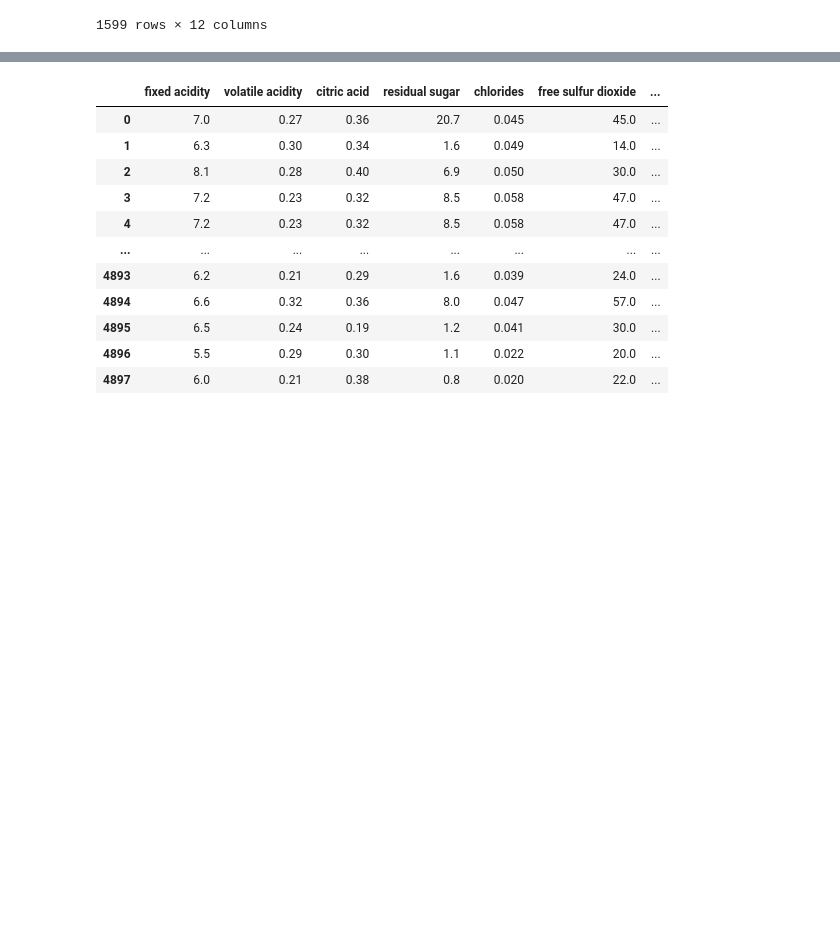
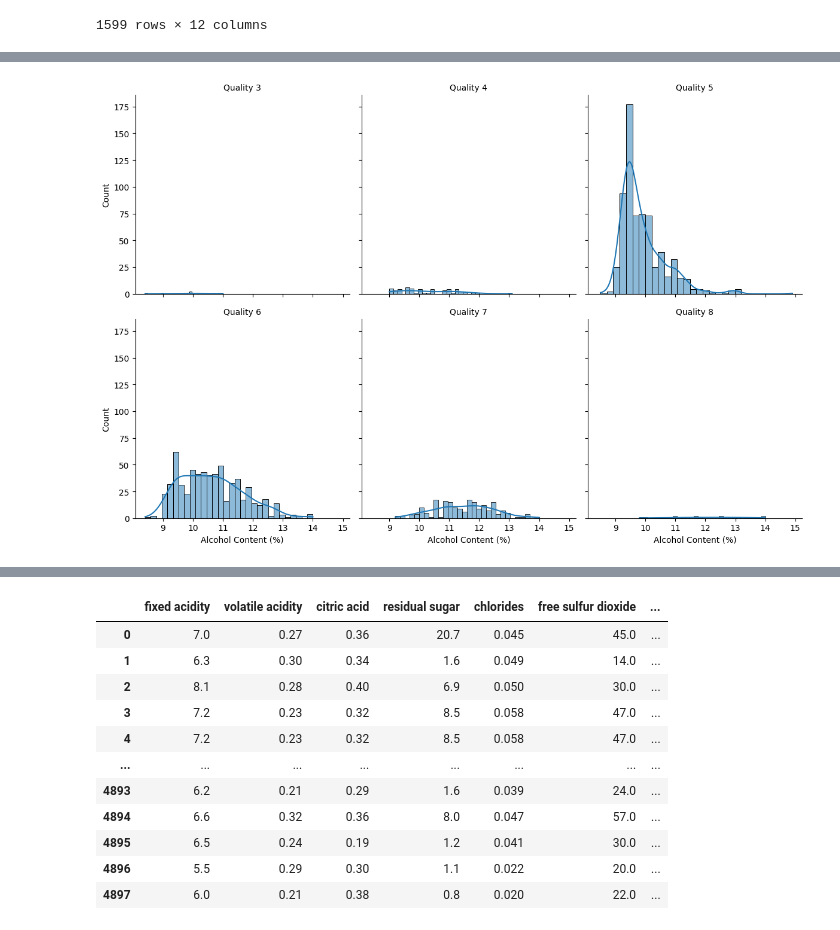
Before and after one commit to JinnOppa/BoyWithLuv-Team, a Jupyter notebook: Wine_Quality/pro_1.ipynb, the cells around one changed output, grey strips where cells are left out. Drawn from its saved outputs; the diff is of its cells as text; code cells hidden in the pictures; blank space fills up the shorter version.

```diff
--- a/Wine_Quality/pro_1.ipynb
+++ b/Wine_Quality/pro_1.ipynb
@@ -21,0 +76,13 @@ red_df
+# %%
+fig = sns.FacetGrid(red_df, col='quality', col_wrap=3, height=4)
+
+# Map the histogram plot to each facet
+fig.map(sns.histplot, 'alcohol', bins=30, kde=True, edgecolor='black')
+
+# Add titles and labels
+fig.set_titles(col_template='Quality {col_name}')
+fig.set_axis_labels('Alcohol Content (%)', 'Count')
+
+plt.show()
+# %% [output]
+[figure, added]
```
Also changed, not shown: parts of 9 cells of this notebook.
